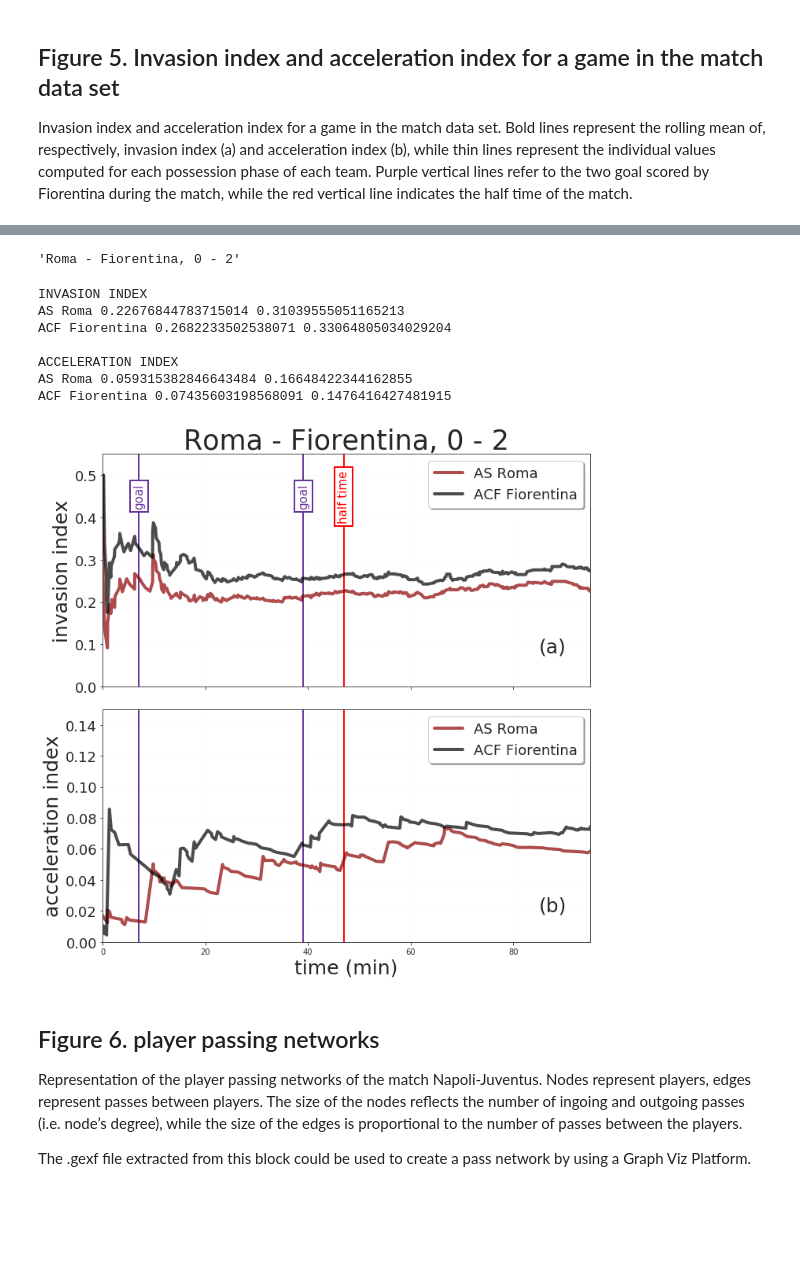
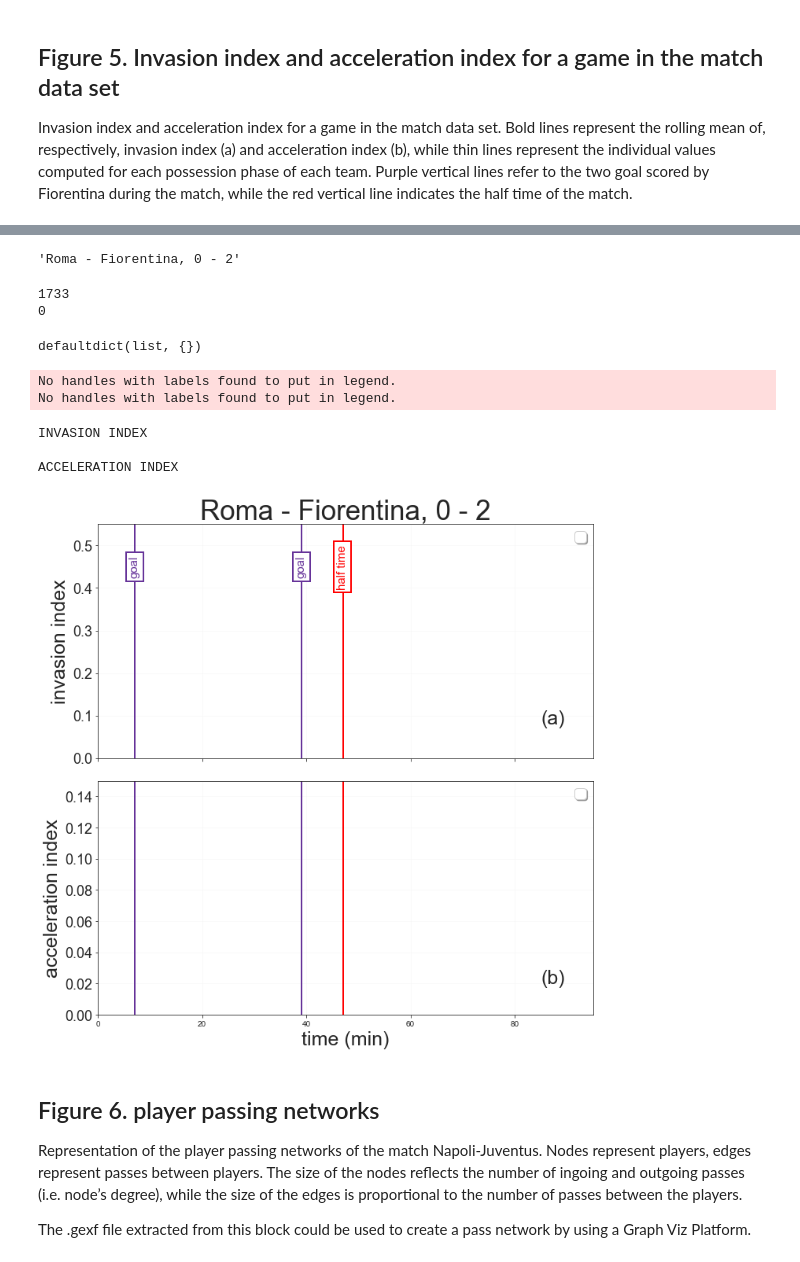
Before and after one commit to jonpappalord/soccer_logs_exploration, a Jupyter notebook: Code_plot.ipynb, the cells around one changed output, grey strips where cells are left out. Drawn from its saved outputs; the diff is of its cells as text; code cells hidden in the pictures; blank space fills up the shorter version.

```diff
--- a/Code_plot.ipynb
+++ b/Code_plot.ipynb
@@ -74,0 +43,6 @@ with open('./data/competitions.json') as json_data:
+# %%
+%%time
+data_folder = 'data/'
+tournaments = ['Italy']
+matches, events, players, competitions = load_jsons(data_folder=data_folder,
+                                                    tournaments=tournaments)
@@ -1415,0 +168,14 @@ plt.show()
+# %%
+match_id = 2576335 # a single match in Italy
+match_events = []
+for event in events[tournaments[0]]:
+    if event['matchId'] == match_id:
+        match_events.append(event)
+
+match_label = ''
+for match in matches['Italy']:
+    if match['wyId'] == match_id:
+        match_label = match['label']
+
+match_df = pd.DataFrame(match_events)
+match_df.head()
@@ -1470,20 +271,25 @@ df_a_match = pd.DataFrame(a_match)
 # %%
-for nation in nations:
-    for match in matches[nation]:
-        if match['wyId'] == 2576263:
-            match_f = match
+match_label = ''
+for match in matches['Italy']:
+    if match['wyId'] == match_id:
+        match_label = match['label']
+match_label
+# %% [output]
+'Roma - Fiorentina, 0 - 2'
-# %%
-match_f['label']
-# %% [output]
-'Roma - Fiorentina, 0 - 2'
 # %%
-match_id = 2576263
-
-list_invasion, list_acceleration = get_invasion_index(a_match,match_id,lst=True)
+list_invasion, list_acceleration = get_invasion_index(tournaments, events,
+                                                      match_id, lst=True)
+# %% [output]
+1733
+0
+# %%
+list_invasion
+# %% [output]
+defaultdict(list, {})
 # %%
 sns.set_style('ticks')
 
-f,ax = plt.subplots(2,1,figsize=(10,10),sharex=True)
+fig, ax = plt.subplots(2,1,figsize=(10,10),sharex=True)
 
 print ('INVASION INDEX')
 for i,c,label in zip(list(list_invasion),['darkred','k'],['AS Roma','ACF Fiorentina']):
@@ -1507,45 +313,43 @@ ax[0].text(38,0.45,'goal',rotation=90,bbox=dict(facecolor='w',edgecolor='rebecca
 ax[0].vlines(39,-1,2,colors='rebeccapurple',lw=2)
 ax[0].text(85,0.08,'(a)',fontsize=25)
 ax[0].set_ylim(0,0.55)
-ax[0].set_title(match_f['label'],fontsize=35)
+ax[0].set_title(match_label,fontsize=35)
 print ('')
 
 print ('ACCELERATION INDEX')
 for i,c,label in zip(list(list_acceleration),['darkred','k'],['AS Roma','ACF Fiorentina']):
     df_acceleration = pd.DataFrame(list_acceleration[i],columns=['time','acceleration'])
     df_acceleration['time'] = [x/60. for x in df_acceleration.time]
     print (label, df_acceleration['acceleration'].mean(), df_acceleration['acceleration'].std())
     #ax[1].plot(df_acceleration.set_index('time'),alpha=0.2,c=c)
     ax[1].plot(df_acceleration.set_index('time').rolling(220, min_periods=1).mean(),c=c,alpha=0.7,lw=4,label=label)
 ax[1].legend(fontsize=18,frameon=True,shadow=True,loc=1)
 ax[1].grid(alpha=0.1)
 ax[1].set_ylabel('acceleration index', fontsize=25)
 ax[1].yaxis.set_tick_params(labelsize=18)
 ax[1].text(85,0.02,'(b)',fontsize=25)
 ax[1].vlines(47,-1,2,colors='r',lw=2)
 plt.xlabel('time (min)',fontsize=25)
 from matplotlib.ticker import FormatStrFormatter
 ax[1].yaxis.set_major_formatter(FormatStrFormatter('%.2f'))
 plt.xlim(0,95)
 # ax[1].text(6,0.45,'goal',rotation=90,bbox=dict(facecolor='w',edgecolor='rebeccapurple',lw=2),
 #          verticalalignment='center',horizontalalignment='left',fontsize=15,color='rebeccapurple')
 ax[1].vlines(7,-1,2,colors='rebeccapurple',lw=2)
 # ax[1].text(38,0.45,'goal',rotation=90,bbox=dict(facecolor='w',edgecolor='rebeccapurple',lw=2),
 #          verticalalignment='center',horizontalalignment='left',fontsize=15,color='rebeccapurple')
 ax[1].vlines(39,-1,2,colors='rebeccapurple',lw=2)
 plt.ylim(0,0.15)
-f.tight_layout()
+fig.tight_layout()
 
 plt.show()
 # %% [output]
-INVASION INDEX
-AS Roma 0.22676844783715014 0.31039555051165213
-ACF Fiorentina 0.2682233502538071 0.33064805034029204
-
-ACCELERATION INDEX
-AS Roma 0.059315382846643484 0.16648422344162855
-ACF Fiorentina 0.07435603198568091 0.1476416427481915
+No handles with labels found to put in legend.
+No handles with labels found to put in legend.
+INVASION INDEX
+
+ACCELERATION INDEX
-[figure, old version]
+[figure, new version]
 # %% [markdown]
 ## Figure 6. player passing networks
 
```
Also changed, not shown: parts of 35 cells of this notebook.
